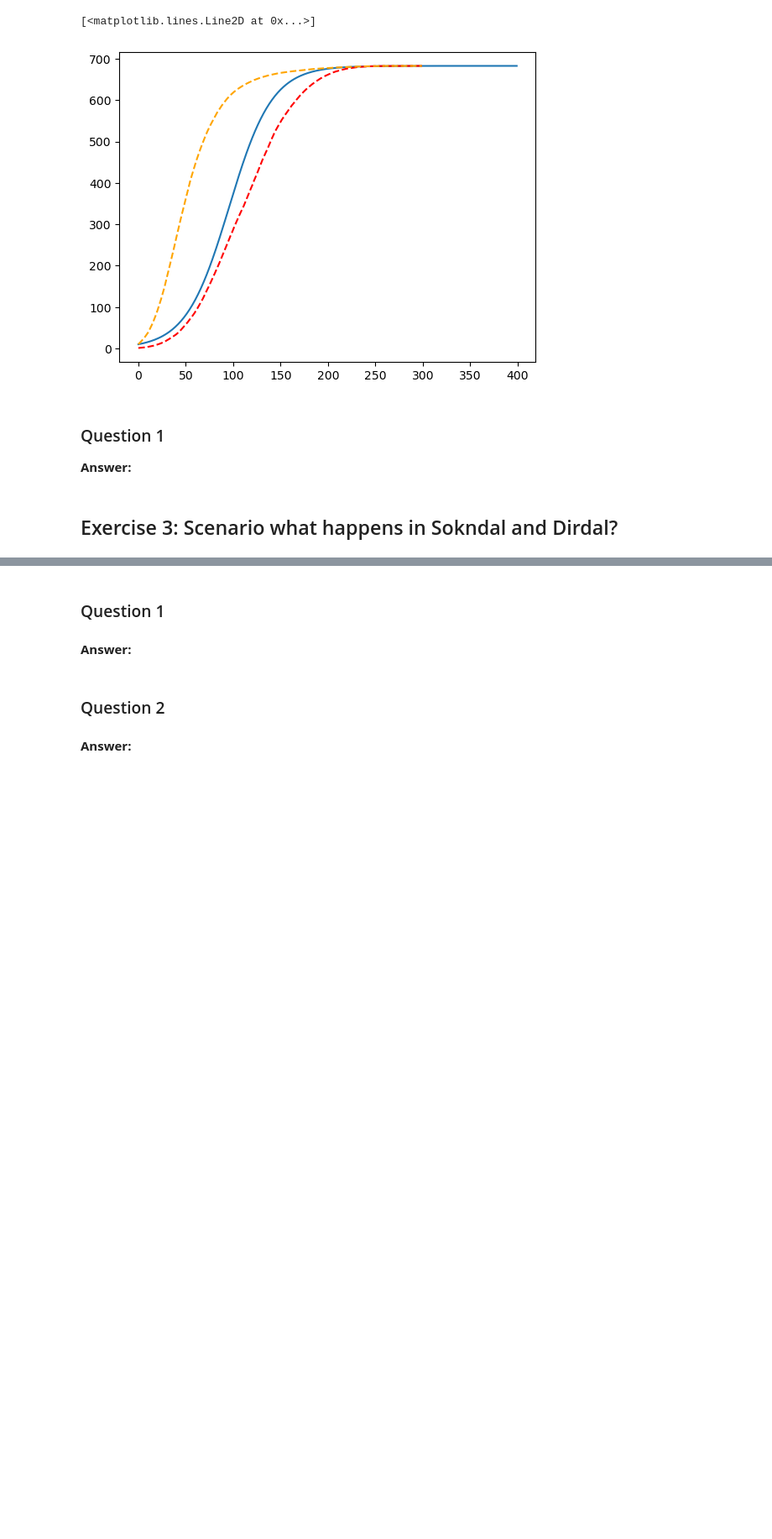
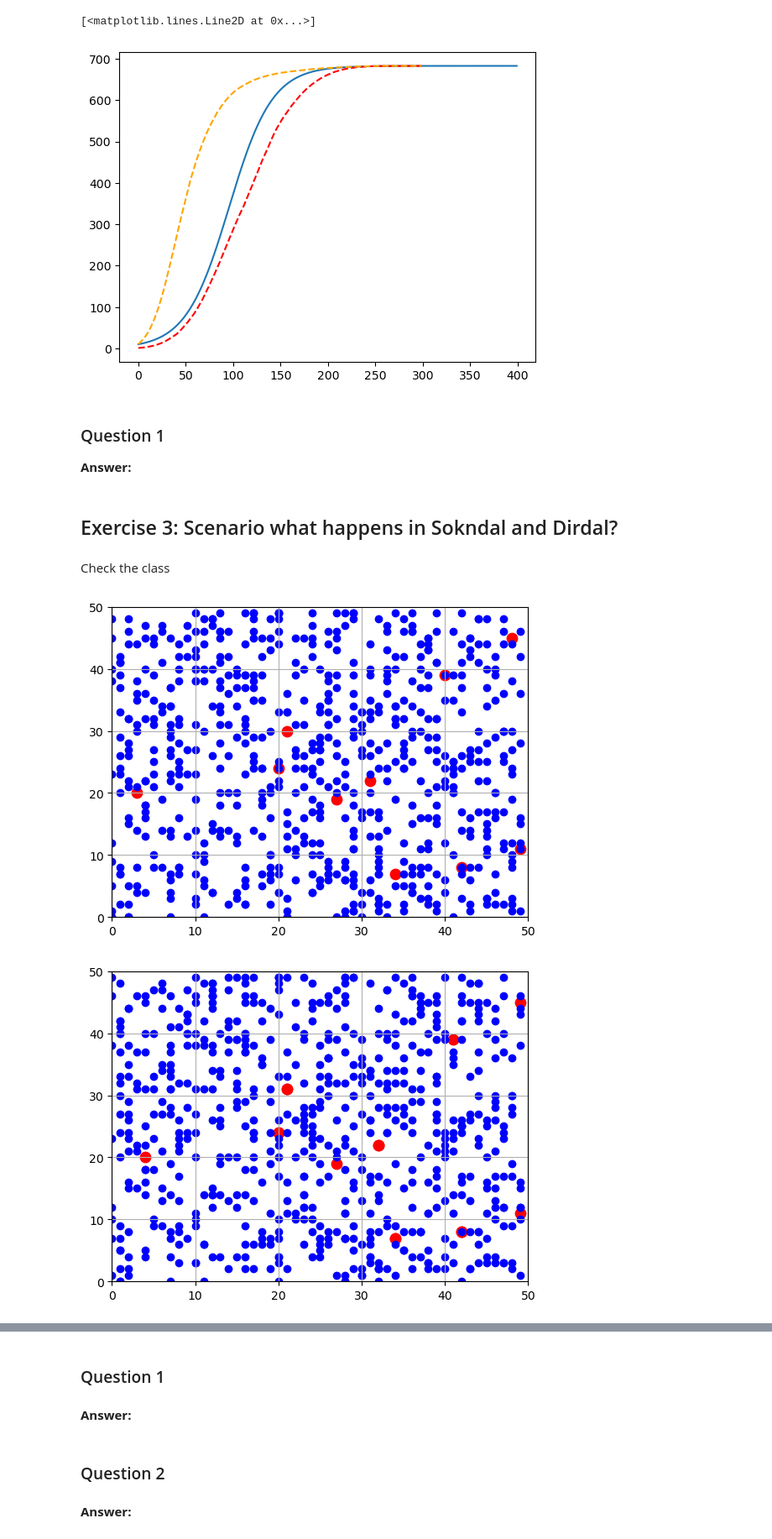
Before and after one commit to MOD510-2023/Project-4, a Jupyter notebook: project4.ipynb, the cells around one changed output, grey strips where cells are left out. Shown: that part at 84% size. Cells and saved outputs as stored; diff of their text form; code cells hidden in the pictures; blank space fills up the shorter version.

Commit message:
Death exrecised

```diff
--- a/project4.ipynb
+++ b/project4.ipynb
@@ -72,7 +72,9 @@ class RandomWalkEpidemicSimulator:
                  no_initially_infected=1,
                  nx=50,
                  ny=50,
-                 q=0.9):
+                 q=0.9,
+                 p = 0.0,
+                 gameshow=False):
         """
         :param population_size: The total number of people (N).
         :param no_init_infected: The number of infected people at t=0.
@@ -85,6 +87,7 @@ class RandomWalkEpidemicSimulator:
         self.nx_= nx
         self.ny_= ny
         self.infection_probability_ = q
+        self.death_probability = p
         self.record_humans = np.array([])
         self.record_zombies = np.array([])
 
@@ -96,6 +99,7 @@ class RandomWalkEpidemicSimulator:
         # Next, change walker number 0, 1, 2, ..., I0-1 to be infectious:
         self.State_[0:self.Z0_] = DiseaseState.ZOMBIE.value
 
+        self.gameshow = gameshow
 
 
 
@@ -127,6 +131,18 @@ class RandomWalkEpidemicSimulator:
         wrong_xy=np.logical_or(wrong_x,wrong_y)
         #print(wrong_xy)
         self.Walkers_[wrong_xy]=self.Walkers_Old_[wrong_xy]
+
+        self.Walkers_Old_=np.copy(self.Walkers_)
+
+    def dead_dont_move(self):
+        """
+        Checks if it is out of position
+        """
+        #dead_x=np.logical_or(self.Walkers_[:,0]<0,self.Walkers_[:,0]>=self.nx_)
+        #dead_y=np.logical_or(self.Walkers_[:,1]<0,self.Walkers_[:,1]>=self.ny_)
+        dead_xy=np.where(self.State_ == DiseaseState.DEAD.value)
+        #print(wrong_xy)
+        self.Walkers_[dead_xy]=self.Walkers_Old_[dead_xy]
 
         self.Walkers_Old_=np.copy(self.Walkers_)
 
@@ -175,12 +191,25 @@ class RandomWalkEpidemicSimulator:
                     if q < self.infection_probability_:
                         self.State_[walkers_id] = DiseaseState.ZOMBIE.value
 
+    def check_if_zombies_dies(self):
 
-    def plot(self):
+        # Find the zombies index
+        # Loop through it
+        zombies_idx = self.State_[self.State_ == DiseaseState.ZOMBIE.value]
+        for idx in zombies_idx: # loop over all zombies
+                p = np.random.uniform(0, 1)
+                if p < self.death_probability:
+                    self.State_[idx] = DiseaseState.DEAD.value
+
+
+
+    def game(self):
         Z_coord= self.Walkers_[self.State_== DiseaseState.ZOMBIE.value]
         H_coord= self.Walkers_[self.State_==DiseaseState.HUMAN.value]
+        D_coord = self.Walkers_[self.State_==DiseaseState.DEAD.value]
         plt.scatter(Z_coord[:,0],Z_coord[:,1],s=80,c='r')
         plt.scatter(H_coord[:,0],H_coord[:,1],c='b')
+        plt.scatter(D_coord[:,0],D_coord[:,1],c='y')
         plt.xlim(0,self.nx_)
         plt.ylim(0,self.ny_)
         plt.grid()
@@ -200,11 +229,15 @@ class RandomWalkEpidemicSimulator:
 
     def run(self, steps):
         for s in range(steps):
+            if self.gameshow == True:
+                self.game()
             #self.plot()
             self.record()
             self.move()
             self.is_at_illegal_position()
             self.collide_much_much_faster()
+            self.check_if_zombies_dies()
+            self.dead_dont_move()
 
 
     def stats(self):
@@ -380,3 +424,11 @@ Max: 2.002932551319648
 **Answer:**
 # %% [markdown]
 ## Exercise 3: Scenario what happens in Sokndal and Dirdal?
+# %% [markdown]
+Check the class
+# %%
+sokndal = RandomWalkEpidemicSimulator(683, 10, p=1/24, gameshow=True)
+sokndal.run(10)
+# %% [output]
+[figure, added]
+[figure, added]
```
Also changed, not shown: parts of 4 cells of this notebook.
